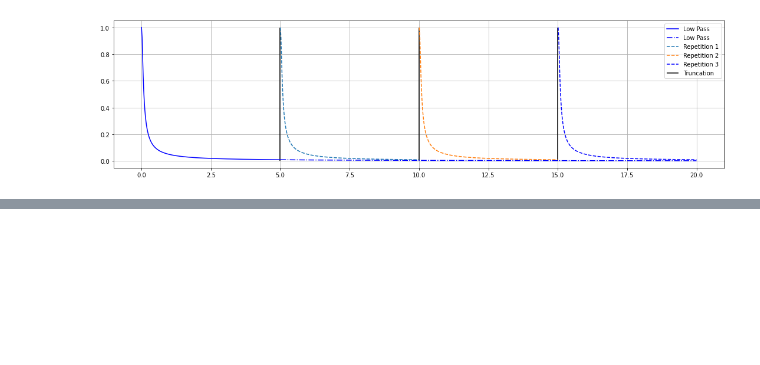
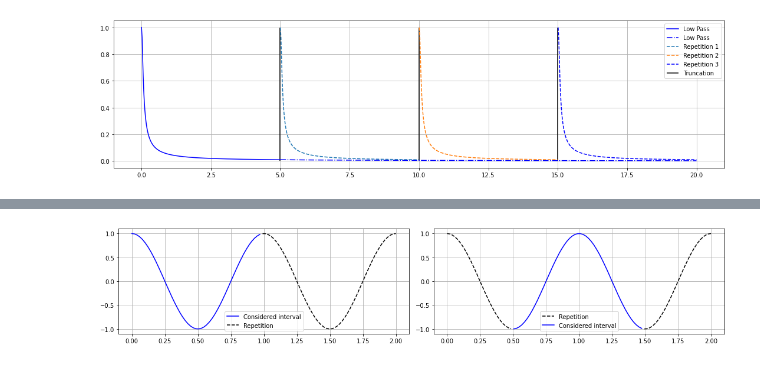
Before and after one commit to NerusSkyhigh/Advanced-Electronics, a Jupyter notebook: _sources/21-10-25 L09.ipynb, the cells around one changed output, grey strips where cells are left out. Cells and saved outputs as stored; diff of their text form; code cells hidden in the pictures; blank space fills up the shorter version.

```diff
--- a/_sources/21-10-25 L09.ipynb
+++ b/_sources/21-10-25 L09.ipynb
@@ -193,0 +75,33 @@ These two are the conventional form of the DFT and its inverse.
+# %%
+import matplotlib.pyplot as plt
+import numpy as np
+
+##############
+# PARAMETERS #
+##############
+omega = np.linspace(start=0, stop=2, num=100, endpoint=True)
+
+
+#########
+# PLOTS #
+#########
+fig, ax = plt.subplots(1, 2, figsize=(15, 3))
+
+idx = (np.abs(omega - 1)).argmin() # Closest value to 2*pi
+
+ax[0].plot(omega[:idx], np.cos(2*np.pi*omega[:idx]), "b", label="Considered interval")
+ax[0].plot(omega[idx:], np.cos(2*np.pi*omega[idx:]), "k--", label="Repetition")
+
+idx_s = (np.abs(omega - 0.5)).argmin() # Closest value to pi
+idx_e = (np.abs(omega - 1.5)).argmin() # Closest value to 3*pi
+ax[1].plot(omega[:idx_s], np.cos(2*np.pi*omega[:idx_s]), "k--", label="Repetition")
+ax[1].plot(omega[idx_s:idx_e], np.cos(2*np.pi*omega[idx_s:idx_e]), "b", label="Considered interval")
+ax[1].plot(omega[idx_e:], np.cos(2*np.pi*omega[idx_e:]), "k--", label="")
+
+
+ax[0].grid(); ax[1].grid()
+ax[0].legend(); ax[1].legend()
+fig.tight_layout()
+plt.show()
+# %% [output]
+[figure, added]
```
Also changed, not shown: parts of 5 cells of this notebook, 29 other files.
